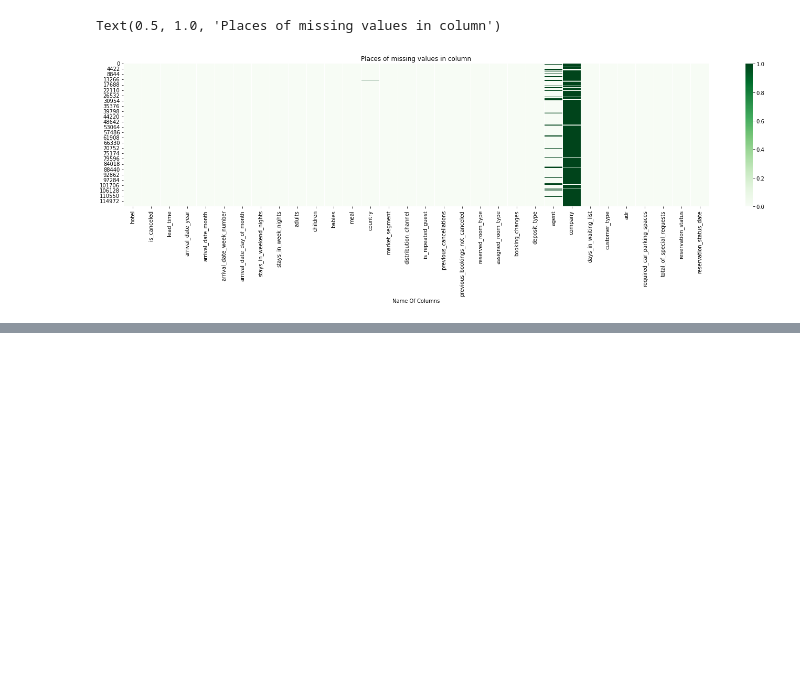
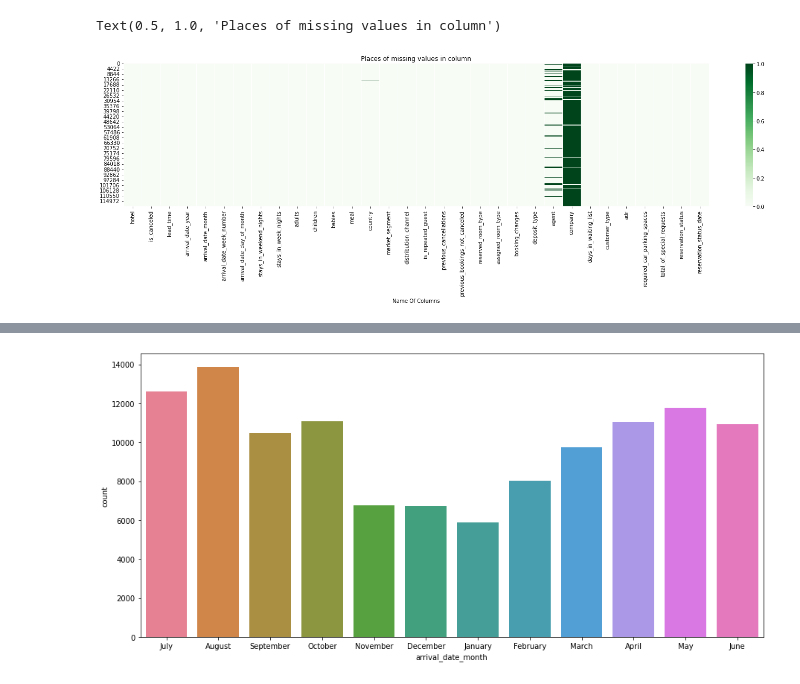
Before and after one commit to jayesh2708/EDA-Hotel-Booking, a Jupyter notebook: Jayesh_Hotel_Booking_Analysis_Capstone_Project.ipynb, the cells around one changed output, grey strips where cells are left out. Cells and saved outputs as stored; diff of their text form; code cells hidden in the pictures; blank space fills up the shorter version.

```diff
--- a/Jayesh_Hotel_Booking_Analysis_Capstone_Project.ipynb
+++ b/Jayesh_Hotel_Booking_Analysis_Capstone_Project.ipynb
@@ -170,0 +187,16 @@ dtype: int64
+# %%
+#Merging children and babies columns into kids column.
+hotel_df['kids'] = hotel_df.children + hotel_df.babies
+
+#Combine total mumbers by adding kids and adults
+hotel_df['total_members'] = hotel_df.kids + hotel_df.adults
+#Converting the datatypes to string
+hotel_df['arrival_date_year'] = hotel_df['arrival_date_year'].astype('str')
+hotel_df['arrival_date_month'] = hotel_df['arrival_date_month'].astype('str')
+hotel_df['arrival_date_day_of_month'] = hotel_df['arrival_date_day_of_month'].astype('str')
+hotel_df['is_canceled'] = hotel_df['is_canceled'].astype('str')
+hotel_df['is_repeated_guest'] = hotel_df['is_repeated_guest'].astype('str')
+# %%
+#Converting arrival date to datetime
+hotel_df['arrival_date'] = hotel_df['arrival_date_day_of_month'] + '-' + hotel_df['arrival_date_month'] + '-' + hotel_df['arrival_date_year']
+hotel_df['arrival_date'] = pd.to_datetime(hotel_df['arrival_date'], errors='coerce')
@@ -170,0 +221,7 @@ dtype: int64
+# %%
+#ploting above information on graph
+plt.figure(figsize=(15,7))
+sns.countplot(hotel_df['arrival_date_month'], palette='husl')
+plt.show()
+# %% [output]
+[figure, added]
```
Also changed, not shown: parts of 50 cells of this notebook.
